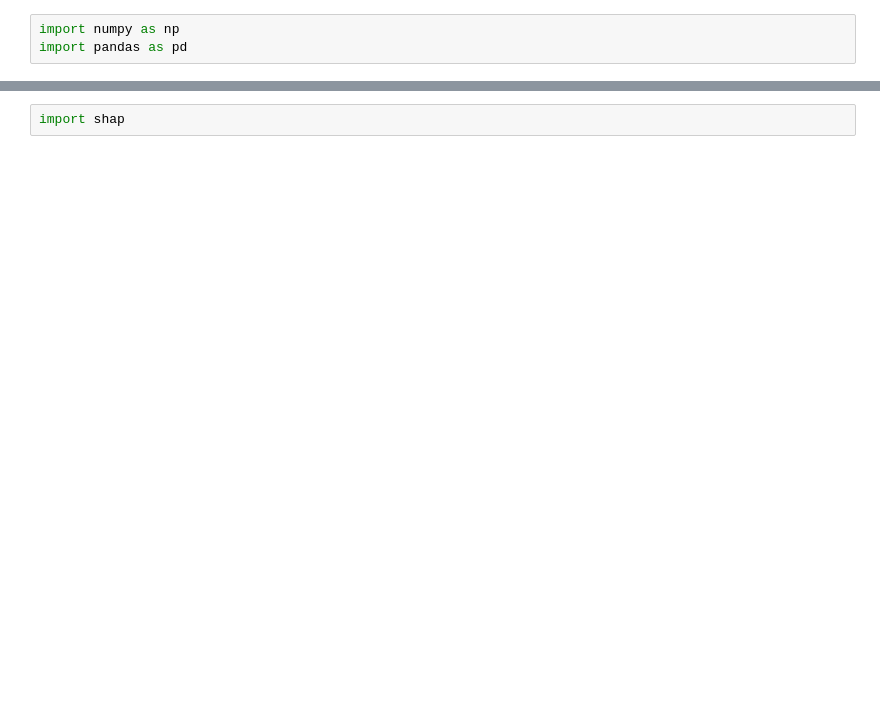
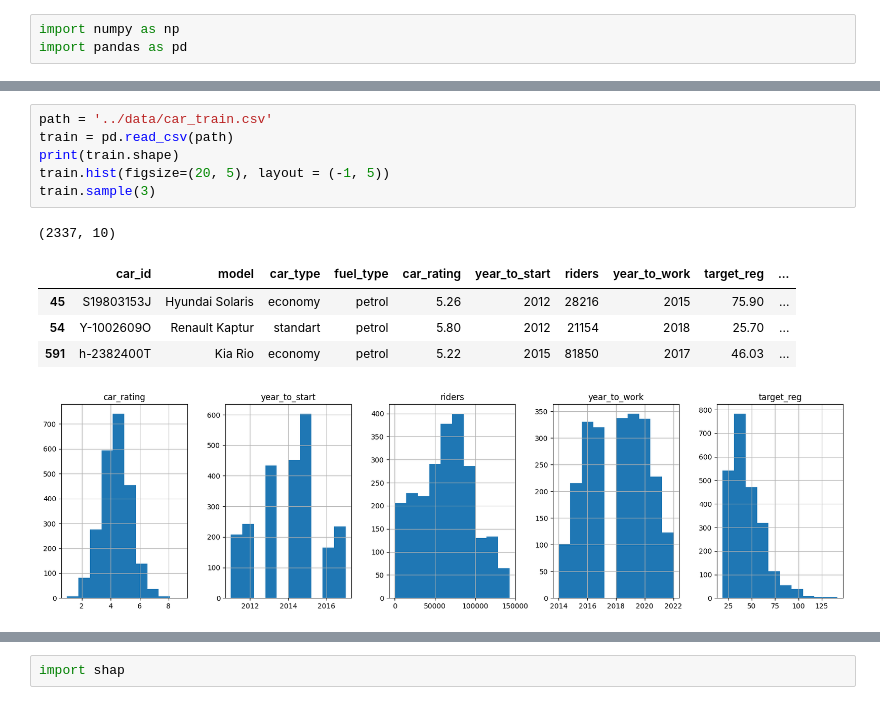
Before and after one commit to a-milenkin/Competitive_Data_Science, a Jupyter notebook: notebooks/8.1 - Baseline.ipynb, the cells around one changed output, grey strips where cells are left out. Cells and saved outputs as stored; diff of their text form; blank space fills up the shorter version.

```diff
--- a/notebooks/8.1 - Baseline.ipynb
+++ b/notebooks/8.1 - Baseline.ipynb
@@ -196,0 +32,13 @@ balanced_accuracy_score(y_val, pred)
+# %%
+path = '../data/car_train.csv'
+train = pd.read_csv(path)
+print(train.shape)
+train.hist(figsize=(20, 5), layout = (-1, 5))
+train.sample(3)
+# %% [output]
+(2337, 10)
+|  | car_id | model | car_type | fuel_type | car_rating | year_to_start | riders | year_to_work | target_reg | ... |
+| 45 | S19803153J | Hyundai Solaris | economy | petrol | 5.26 | 2012 | 28216 | 2015 | 75.90 | ... |
+| 54 | Y-1002609O | Renault Kaptur | standart | petrol | 5.80 | 2012 | 21154 | 2018 | 25.70 | ... |
+| 591 | h-2382400T | Kia Rio | economy | petrol | 5.22 | 2015 | 81850 | 2017 | 46.03 | ... |
+[figure, added]
```
Also changed, not shown: parts of 67 cells of this notebook.
